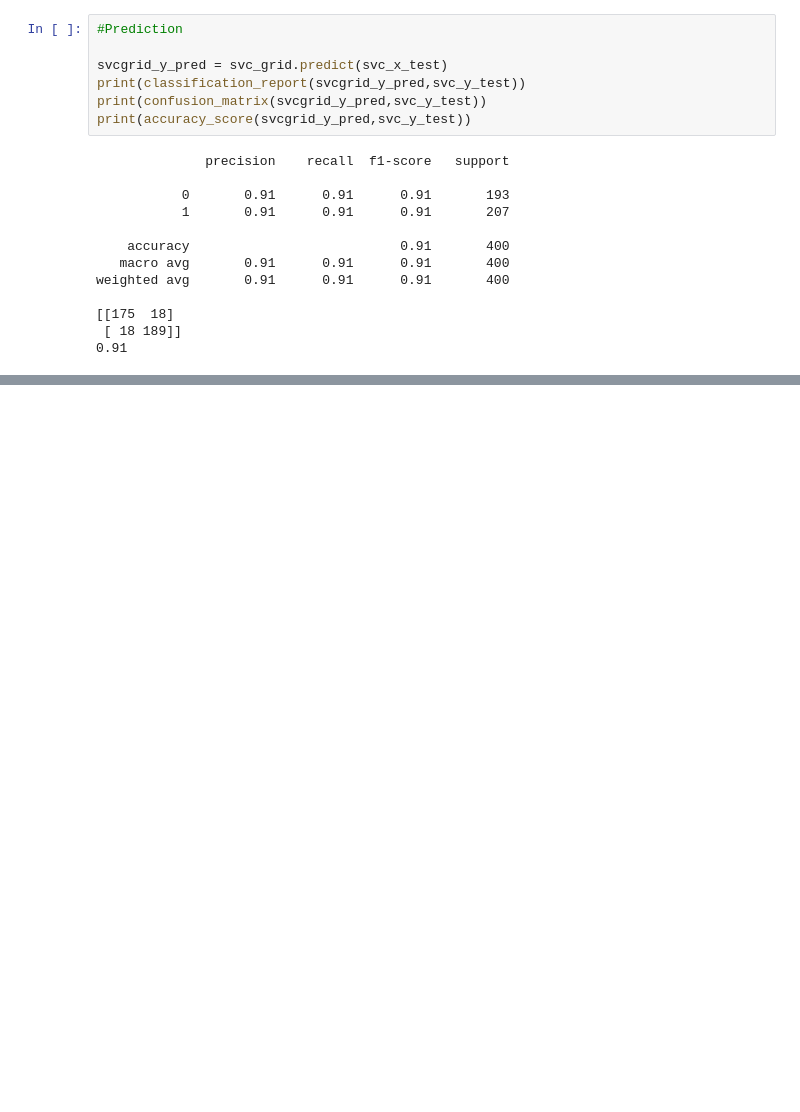
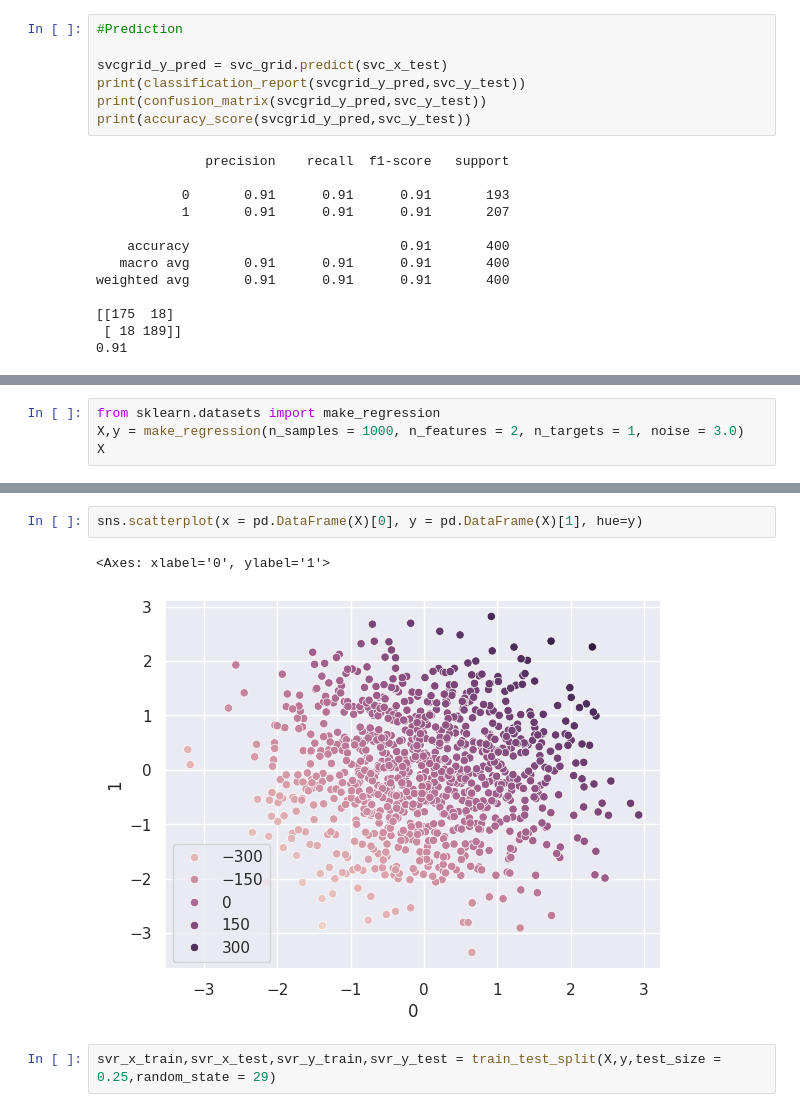
Before and after one commit to Hameedhullah/Machine-Learning, a Jupyter notebook: Support_Vector_Machine.ipynb, the cells around one changed output, grey strips where cells are left out. Cells and saved outputs as stored; diff of their text form; blank space fills up the shorter version.

```diff
--- a/Support_Vector_Machine.ipynb
+++ b/Support_Vector_Machine.ipynb
@@ -182,0 +185,4 @@ weighted avg       0.91      0.91      0.91       400
+# %%
+from sklearn.datasets import make_regression
+X,y = make_regression(n_samples = 1000, n_features = 2, n_targets = 1, noise = 3.0)
+X
@@ -182,0 +216,7 @@ weighted avg       0.91      0.91      0.91       400
+# %%
+sns.scatterplot(x = pd.DataFrame(X)[0], y = pd.DataFrame(X)[1], hue=y)
+# %% [output]
+<Axes: xlabel='0', ylabel='1'>
+[figure, added]
+# %%
+svr_x_train,svr_x_test,svr_y_train,svr_y_test = train_test_split(X,y,test_size = 0.25,random_state = 29)
```
Also changed, not shown: parts of 11 cells of this notebook.
